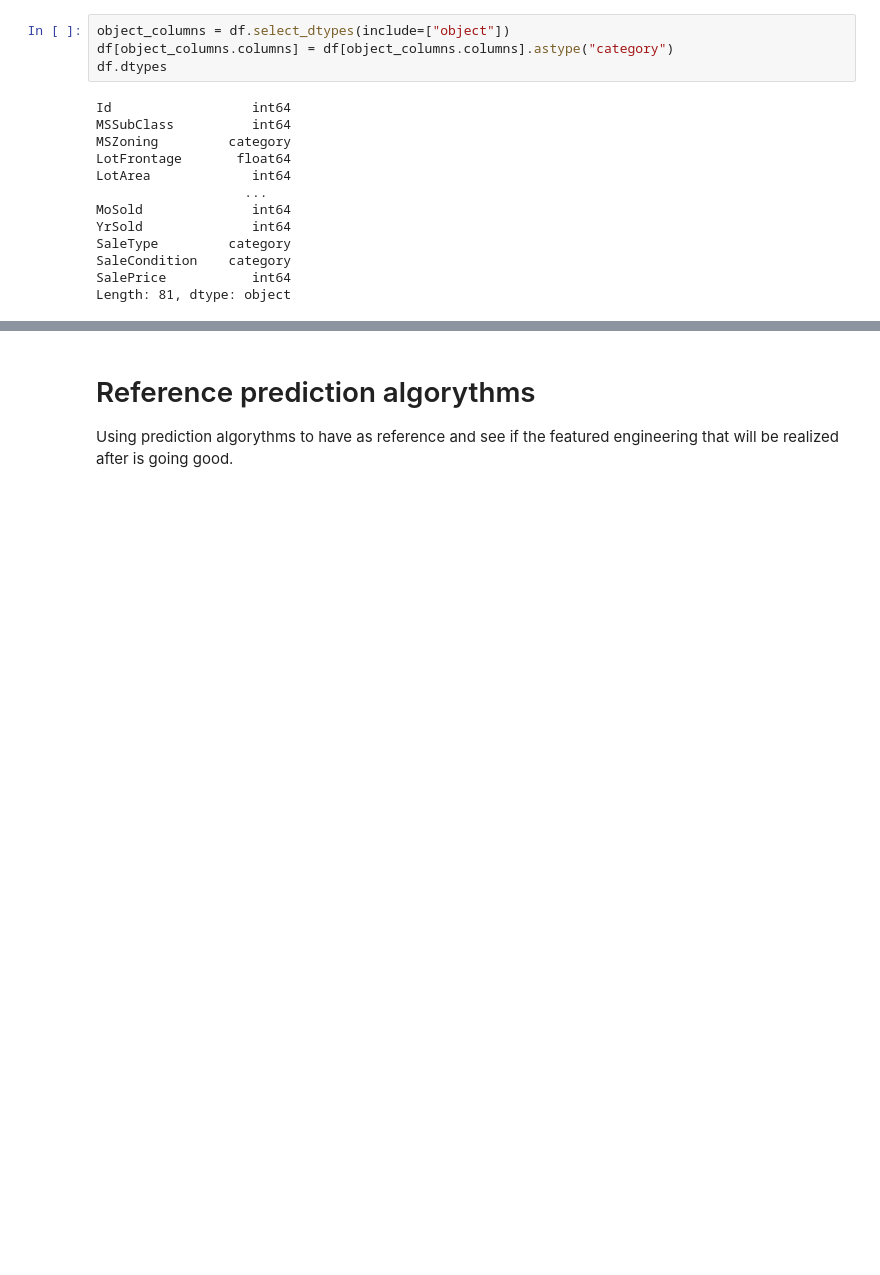
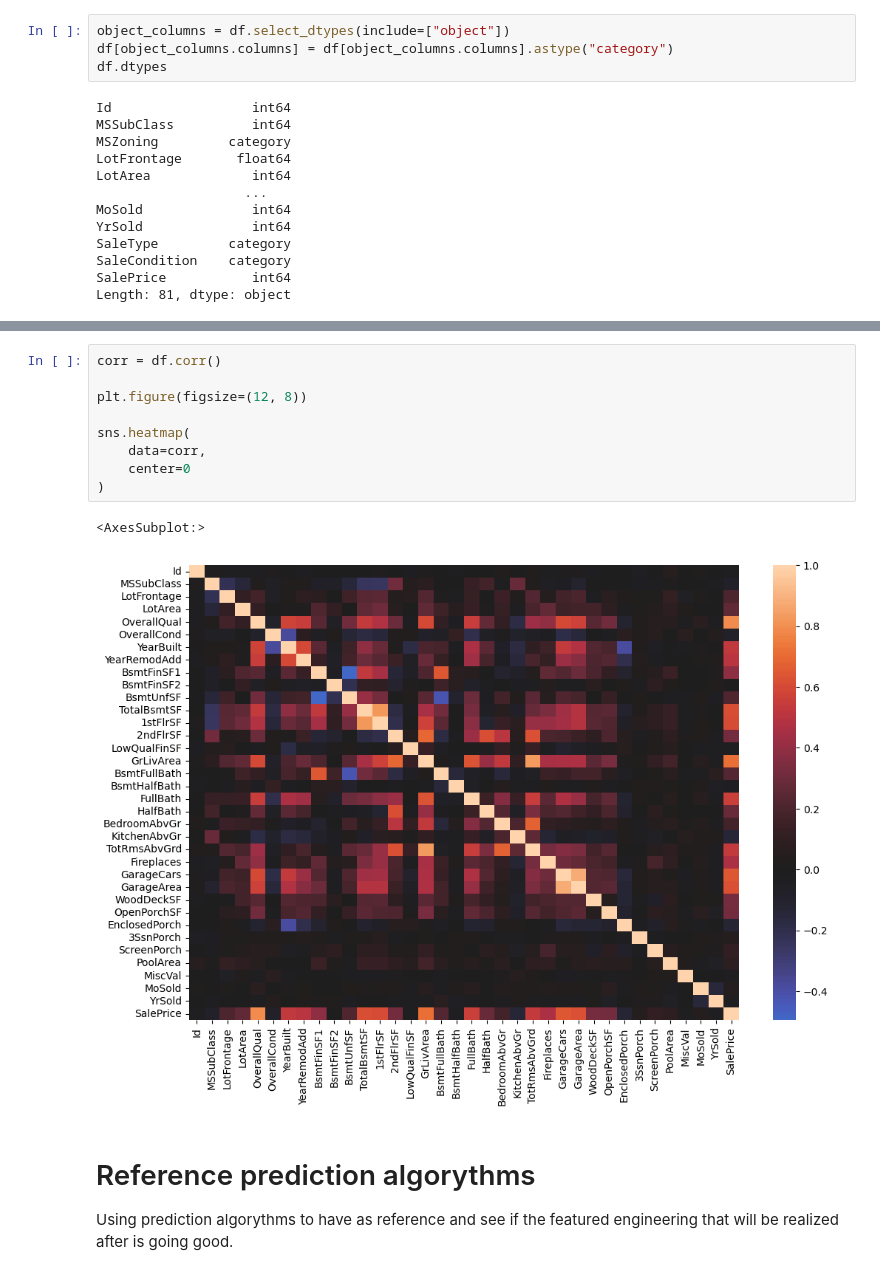
Before and after one commit to Alejolamilla/House-Prices, a Jupyter notebook: house_prices.ipynb, the cells around one changed output, grey strips where cells are left out. Saved outputs shown, nothing was run; the diff lists cells and outputs as text; blank space fills up the shorter version.

Commit message:
created the first corr matrix

```diff
--- a/house_prices.ipynb
+++ b/house_prices.ipynb
@@ -138,3 +155,15 @@ sns.heatmap
+# %%
+corr = df.corr()
+
+plt.figure(figsize=(12, 8))
+
+sns.heatmap(
+    data=corr,
+    center=0
+)
+# %% [output]
+<AxesSubplot:>
+[figure, added]
 # %% [markdown]
 # Reference prediction algorythms
 Using prediction algorythms to have as reference and see if the featured engineering that will be realized after is going good.
```
Also changed, not shown: parts of 6 cells of this notebook.
